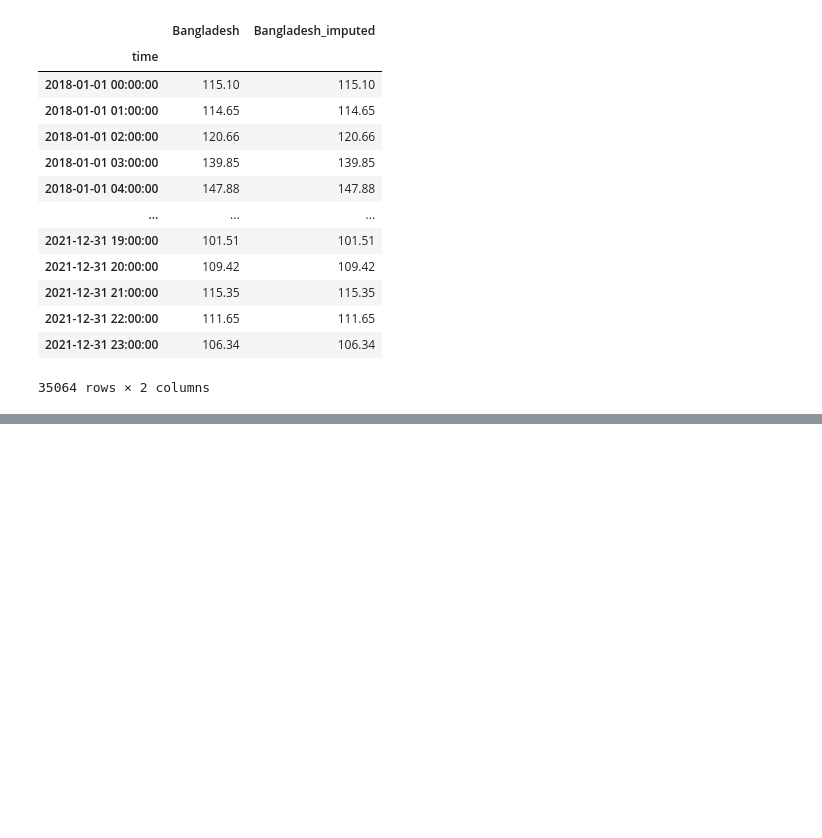
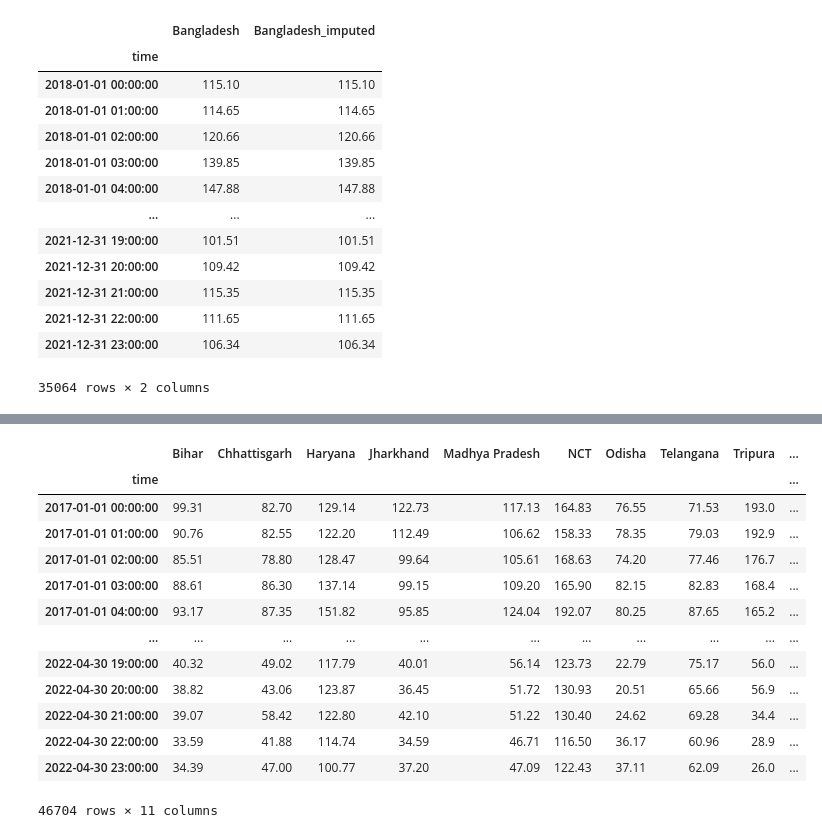
Before and after one commit to asifzmn/Air_Quality_Analysis, a Jupyter notebook: visualization/EDA_time_series.ipynb, the cells around one changed output, grey strips where cells are left out. Saved outputs shown, nothing was run; the diff lists cells and outputs as text; code cells hidden in the pictures; blank space fills up the shorter version.

```diff
--- a/visualization/EDA_time_series.ipynb
+++ b/visualization/EDA_time_series.ipynb
@@ -121,0 +160,18 @@ fig.show()
+# %%
+region_series_india = region_series[metadata_region[metadata_region.Country=='India'].index]
+region_series_india
+# %% [output]
+|  | Bihar | Chhattisgarh | Haryana | Jharkhand | Madhya Pradesh | NCT | Odisha | Telangana | Tripura | ... |
+| time |  |  |  |  |  |  |  |  |  | ... |
+| 2017-01-01 00:00:00 | 99.31 | 82.70 | 129.14 | 122.73 | 117.13 | 164.83 | 76.55 | 71.53 | 193.0 | ... |
+| 2017-01-01 01:00:00 | 90.76 | 82.55 | 122.20 | 112.49 | 106.62 | 158.33 | 78.35 | 79.03 | 192.9 | ... |
+| 2017-01-01 02:00:00 | 85.51 | 78.80 | 128.47 | 99.64 | 105.61 | 168.63 | 74.20 | 77.46 | 176.7 | ... |
+| 2017-01-01 03:00:00 | 88.61 | 86.30 | 137.14 | 99.15 | 109.20 | 165.90 | 82.15 | 82.83 | 168.4 | ... |
+| 2017-01-01 04:00:00 | 93.17 | 87.35 | 151.82 | 95.85 | 124.04 | 192.07 | 80.25 | 87.65 | 165.2 | ... |
+| ... | ... | ... | ... | ... | ... | ... | ... | ... | ... | ... |
+| 2022-04-30 19:00:00 | 40.32 | 49.02 | 117.79 | 40.01 | 56.14 | 123.73 | 22.79 | 75.17 | 56.0 | ... |
+| 2022-04-30 20:00:00 | 38.82 | 43.06 | 123.87 | 36.45 | 51.72 | 130.93 | 20.51 | 65.66 | 56.9 | ... |
+| 2022-04-30 21:00:00 | 39.07 | 58.42 | 122.80 | 42.10 | 51.22 | 130.40 | 24.62 | 69.28 | 34.4 | ... |
+| 2022-04-30 22:00:00 | 33.59 | 41.88 | 114.74 | 34.59 | 46.71 | 116.50 | 36.17 | 60.96 | 28.9 | ... |
+| 2022-04-30 23:00:00 | 34.39 | 47.00 | 100.77 | 37.20 | 47.09 | 122.43 | 37.11 | 62.09 | 26.0 | ... |
+46704 rows × 11 columns
```
Also changed, not shown: parts of 9 cells of this notebook, 10 other files.
